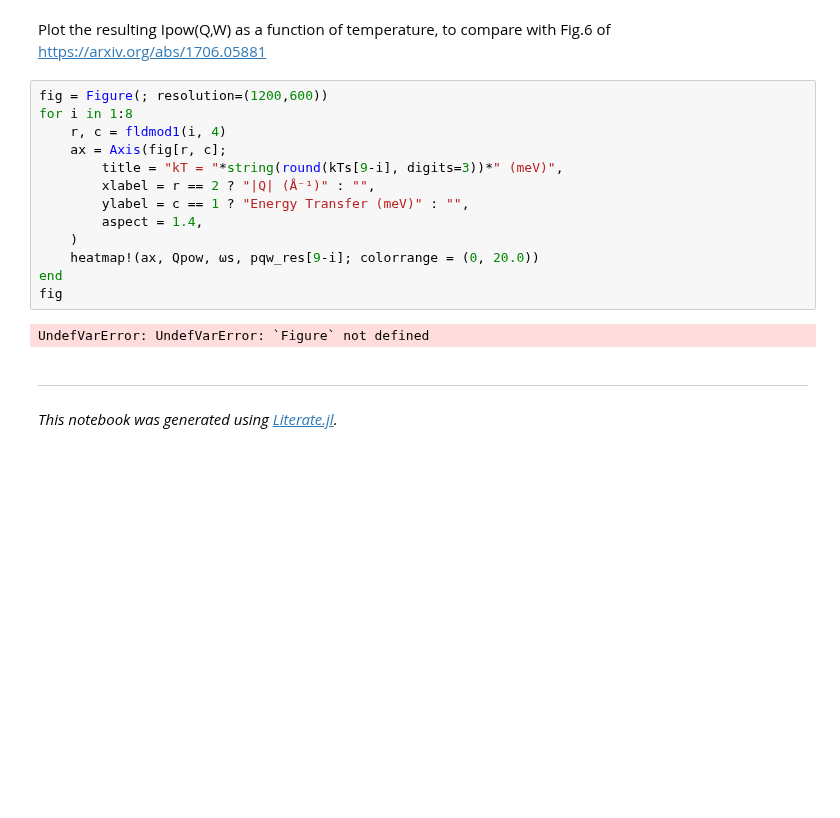
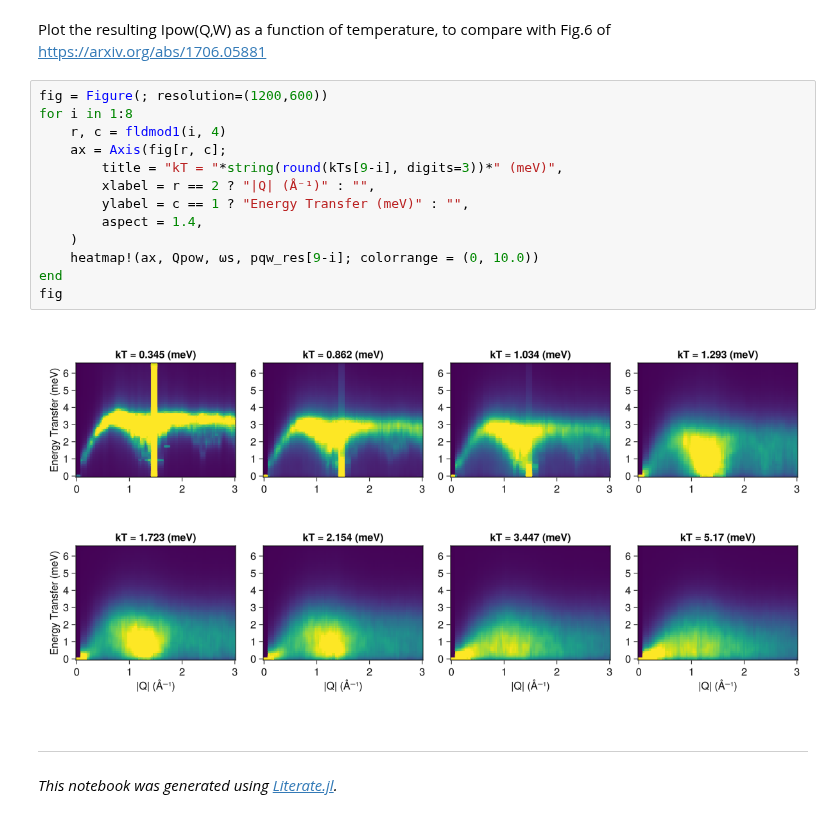
Before and after one commit to SunnySuite/SunnyTutorials, a Jupyter notebook: Tutorials/Tutorial_CoRh2O4_powder-finiteT_MM.ipynb, the cells around one changed output. Cells and saved outputs as stored; diff of their text form; blank space fills up the shorter version.

```diff
--- a/Tutorials/Tutorial_CoRh2O4_powder-finiteT_MM.ipynb
+++ b/Tutorials/Tutorial_CoRh2O4_powder-finiteT_MM.ipynb
@@ -279,18 +280,18 @@ to compare with Fig.6 of https://arxiv.org/abs/1706.05881
 # %%
 fig = Figure(; resolution=(1200,600))
 for i in 1:8
     r, c = fldmod1(i, 4)
     ax = Axis(fig[r, c];
         title = "kT = "*string(round(kTs[9-i], digits=3))*" (meV)",
         xlabel = r == 2 ? "|Q| (Å⁻¹)" : "",
         ylabel = c == 1 ? "Energy Transfer (meV)" : "",
         aspect = 1.4,
     )
-    heatmap!(ax, Qpow, ωs, pqw_res[9-i]; colorrange = (0, 20.0))
+    heatmap!(ax, Qpow, ωs, pqw_res[9-i]; colorrange = (0, 10.0))
 end
 fig
 # %% [output]
-UndefVarError: UndefVarError: `Figure` not defined
+[figure, added]
 # %% [markdown]
 ---
 
```
Also changed, not shown: parts of 8 cells of this notebook, 3 other files.
